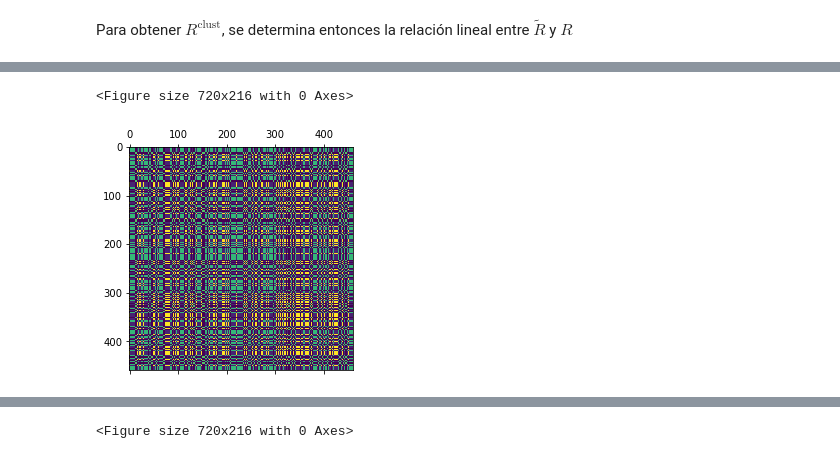
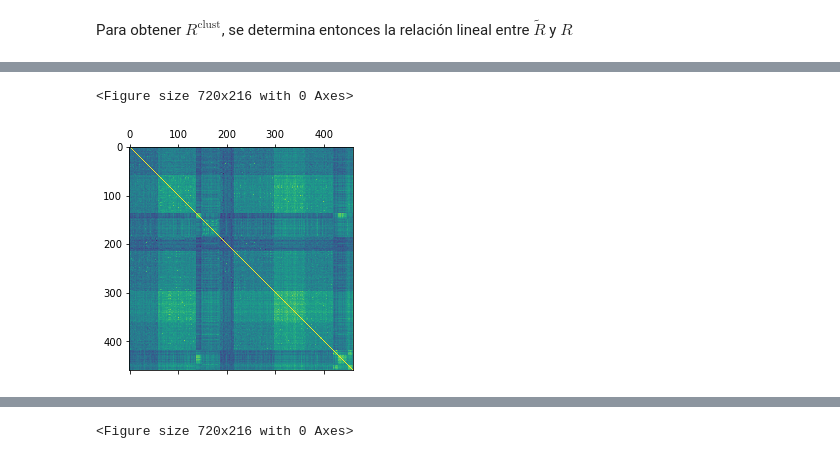
Before and after one commit to jduarte00/clustering_shrinkage_estimator, a Jupyter notebook: implementation_sbs.ipynb, the cells around one changed output, grey strips where cells are left out. Saved outputs shown, nothing was run; the diff lists cells and outputs as text; code cells hidden in the pictures.

```diff
--- a/implementation_sbs.ipynb
+++ b/implementation_sbs.ipynb
@@ -96,7 +122,7 @@ K
 # %% [markdown]
 Notar que se está utilizando la inicialización propuesta por Begusic.
 # %%
-C_kmeans = KMeans(n_clusters=K, random_state=0, init='k-means++').fit(X_matrix.T)
+C_kmeans = KMeans(n_clusters=K, random_state=0, init='k-means++').fit(D_matrix)
 # %%
 C_kmeans.labels_
 # %% [output]
@@ -123,0 +151,5 @@ np.unique(C_kmeans.labels_, return_counts=True)
+# %%
+X_matrix = X_matrix.iloc[:,C_kmeans.labels_.argsort()]
+# %%
+R_matrix = np.corrcoef(X_matrix.T)
+D_matrix = 1 - R_matrix
@@ -255,3 +297,5 @@ $$ S_{0,1} = S_{1,0} = \frac{1}{2(2)(5)} R_{8,0} + R_{8,4} + R_{8,4}+ R_{8,5} +
 np.unique(labels)
 # %% [output]
 array([0, 1, 2])
+# %%
+C_kmeans.labels_.sort()
@@ -424,8 +507,8 @@ plt.show()
 # %%
-R_clust = get_R_clust(R_matrix, R_tilde, 1)
+R_clust = get_R_clust(R_matrix, R_tilde, 0)
 plt.figure(figsize=(10,3))
 plt.matshow(R_clust)
 plt.show()
 # %% [output]
 <Figure size 720x216 with 0 Axes>
-[figure, old version]
+[figure, new version]
```
Also changed, not shown: parts of 23 cells of this notebook, 2 other files.
